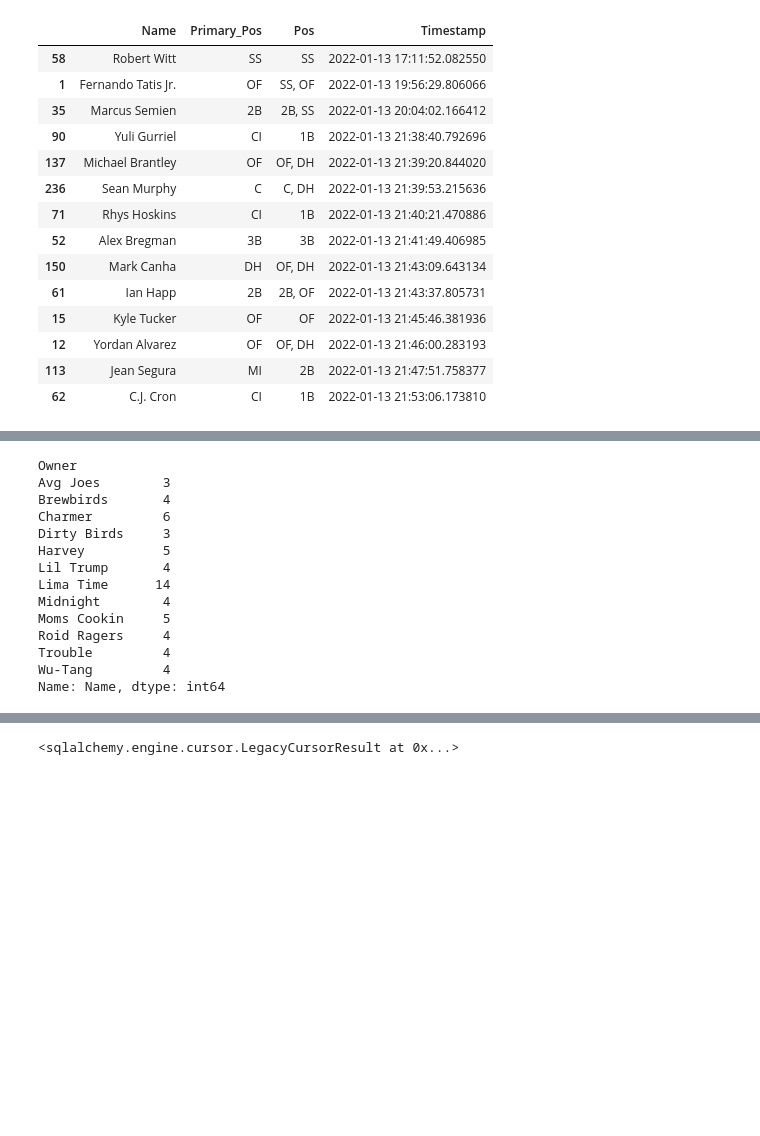
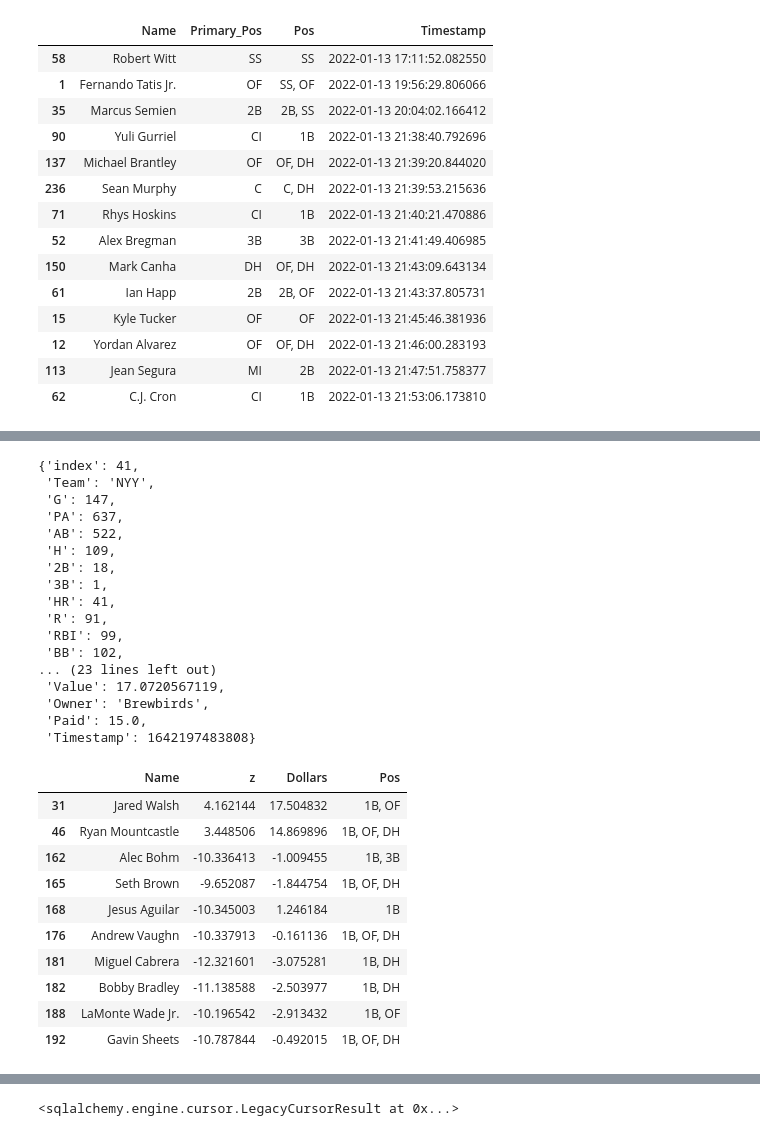
Before and after one commit to haueter19/baseball, a Jupyter notebook: Fantasy Work.ipynb, the cells around one changed output, grey strips where cells are left out. Drawn from its saved outputs; the diff is of its cells as text; code cells hidden in the pictures; blank space fills up the shorter version.

```diff
--- a/Fantasy Work.ipynb
+++ b/Fantasy Work.ipynb
@@ -520,19 +500,40 @@ roster
 | DH1 | 0.0 | 0.0 | 0.0 | 0.0 | 0.0 | 0.0 | Jean Segura | 0.0 | 0.0 | ... |
 | DH2 | 0.0 | 0.0 | 0.0 | 0.0 | 0.0 | 0.0 | C.J. Cron | 0.0 | 0.0 | ... |
 # %%
-h.groupby('Owner')['Name'].count()
+import json
+j = h.set_index('Name').to_json(orient='index')
+j = json.loads(j)
+j['Joey Gallo']
 # %% [output]
-Owner
-Avg Joes        3
-Brewbirds       4
-Charmer         6
-Dirty Birds     3
-Harvey          5
-Lil Trump       4
-Lima Time      14
-Midnight        4
-Moms Cookin     5
-Roid Ragers     4
-Trouble         4
-Wu-Tang         4
-Name: Name, dtype: int64
+{'index': 41,
+ 'Team': 'NYY',
+ 'G': 147,
+ 'PA': 637,
+ 'AB': 522,
+ 'H': 109,
+ '2B': 18,
+ '3B': 1,
+ 'HR': 41,
+ 'R': 91,
+ 'RBI': 99,
+ 'BB': 102,
+... (23 lines left out)
+ 'Value': 17.0720567119,
+ 'Owner': 'Brewbirds',
+ 'Paid': 15.0,
+ 'Timestamp': 1642197483808}
+# %%
+mask = (h['Owner'].isna()) & (h['Primary_Pos']=='1B')
+h[mask][['Name', 'z', 'Dollars', 'Pos']].head(10)
+# %% [output]
+|  | Name | z | Dollars | Pos |
+| 31 | Jared Walsh | 4.162144 | 17.504832 | 1B, OF |
+| 46 | Ryan Mountcastle | 3.448506 | 14.869896 | 1B, OF, DH |
+| 162 | Alec Bohm | -10.336413 | -1.009455 | 1B, 3B |
+| 165 | Seth Brown | -9.652087 | -1.844754 | 1B, OF, DH |
+| 168 | Jesus Aguilar | -10.345003 | 1.246184 | 1B |
+| 176 | Andrew Vaughn | -10.337913 | -0.161136 | 1B, OF, DH |
+| 181 | Miguel Cabrera | -12.321601 | -3.075281 | 1B, DH |
+| 182 | Bobby Bradley | -11.138588 | -2.503977 | 1B, DH |
+| 188 | LaMonte Wade Jr. | -10.196542 | -2.913432 | 1B, OF |
+| 192 | Gavin Sheets | -10.787844 | -0.492015 | 1B, OF, DH |
```
Also changed, not shown: parts of 5 cells of this notebook, 3 other files.
